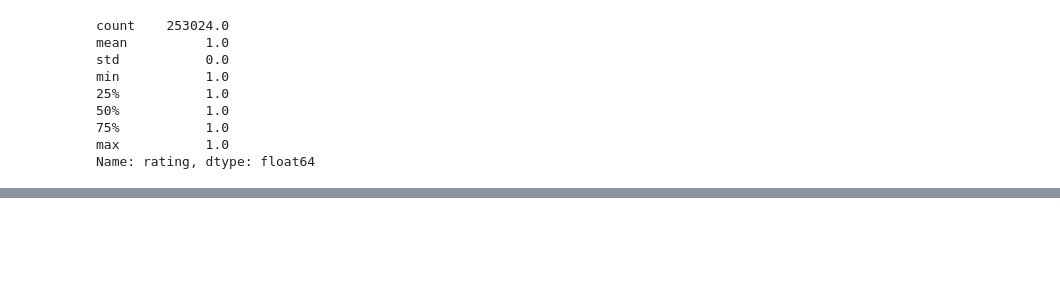
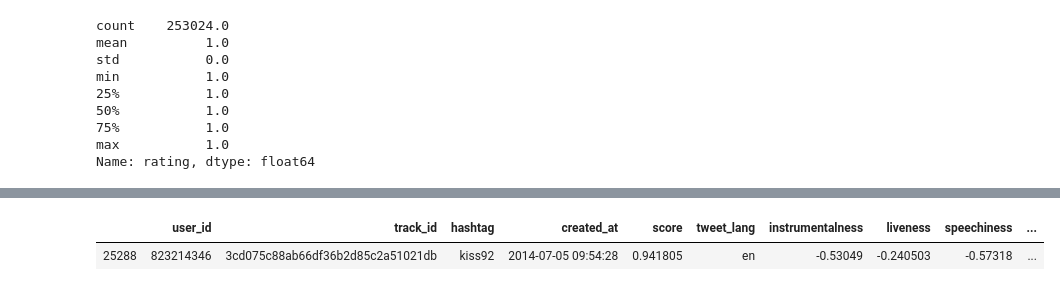
Before and after one commit to ddwooten/insight_2020_ai, a Jupyter notebook: src/py_exp_data.ipynb, the cells around one changed output, grey strips where cells are left out. Cells and saved outputs as stored; diff of their text form; code cells hidden in the pictures; blank space fills up the shorter version.

Commit message:
Moving to a reduced space KL model

```diff
--- a/src/py_exp_data.ipynb
+++ b/src/py_exp_data.ipynb
@@ -872,3 +914,16 @@ restart = restart.rename(columns={'key':'k', 'mode' : 'm'})
+# %%
+factors = seq_train.loc[:,['instrumentalness','speechiness','danceability','valence','loudness','tempo','acousticness','energy']].values
+# %%
+reduced = pca.fit_transform(factors)
+# %%
+tmp = pd.DataFrame(data = reduced, columns = ['r0', 'r1', 'r2','r3'])
+# %%
+restart = pd.concat([restart, tmp], axis = 1)
+# %%
+restart.sample()
+# %% [output]
+|  | user_id | track_id | hashtag | created_at | score | tweet_lang | instrumentalness | liveness | speechiness | ... |
+| 25288 | 823214346 | 3cd075c88ab66df36b2d85c2a51021db | kiss92 | 2014-07-05 09:54:28 | 0.941805 | en | -0.53049 | -0.240503 | -0.57318 | ... |
 # %%
 restart.to_pickle('/home/dwooten/Documents/insight/data/clean.pk')
 # %%
```
Also changed, not shown: parts of 14 cells of this notebook, 3 other files.
